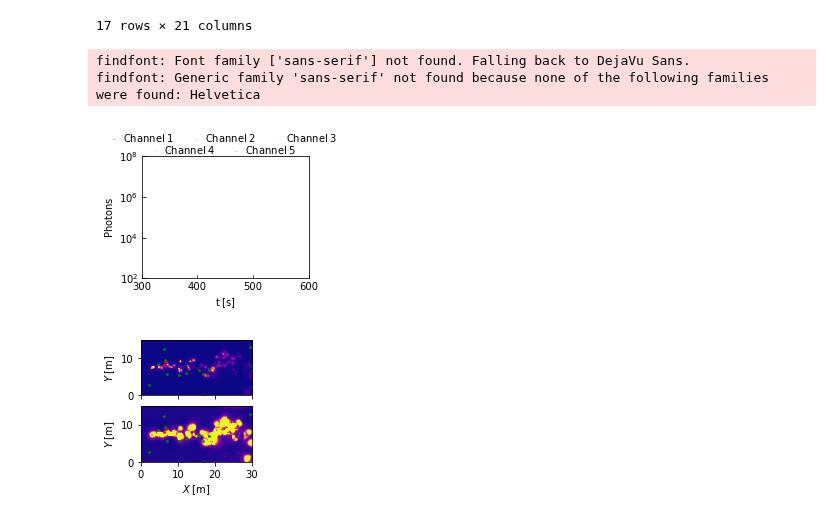
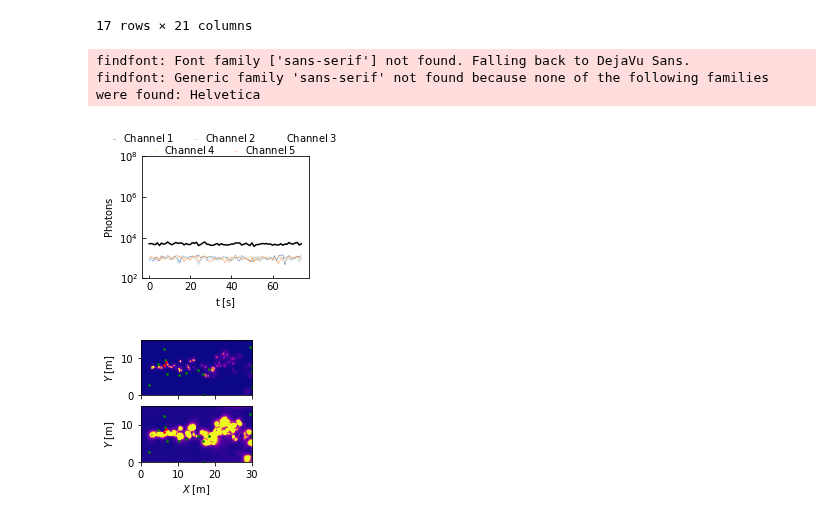
Before and after one commit to MeighenBergerS/fourth_day, a Jupyter notebook: examples/example_basics.ipynb, the cells around one changed output. Cells and saved outputs as stored; diff of their text form; code cells hidden in the pictures.

```diff
--- a/examples/example_basics.ipynb
+++ b/examples/example_basics.ipynb
@@ -87,5 +87,5 @@ config['water']['model']['time step'] = 1.  # in Seconds
 fd = Fourth_Day()
 # %%
 # Use this method if you need to download files.
-# fd.load_data()
+fd.load_data()
 # %% [output]
@@ -162,35 +161,35 @@ total = fd.measured["Detector 1"].values + noise[detector]
 for detector in wavelengths.keys():
     if detector == "Detector 1":
         continue
     total += fd.measured[detector].values + noise[detector]
 ax1.plot(fd.t, total, color='k')
 # ---------------------------------------------
 # Plotting options
 ax1.set_xscale('linear')
 ax1.set_yscale('log')
 ax1.set_xlabel(r'$\mathrm{t}\;[\mathrm{s}]$', fontsize=fontsize)
 ax1.set_ylabel(r'$\mathrm{Photons}$', fontsize=fontsize)
 ax1.tick_params(axis = 'both', which = 'major', labelsize=fontsize, direction='in')
 ax1.tick_params(axis = 'both', which = 'minor', labelsize=fontsize, direction='in')
 h, l = ax1.get_legend_handles_labels()
 lgd1 = ax1.legend(h[:3],l[:3], loc=9, bbox_to_anchor=(0.5, +1.27),
                   ncol=3, fontsize=fontsize, handlelength=h_length,
                   fancybox=True, frameon=False)
 lgd2 = ax1.legend(h[3:],l[3:], loc=9, bbox_to_anchor=(0.5, +1.17),
                   ncol=3, fontsize=fontsize, handlelength=h_length,
                   fancybox=True, frameon=False)
 ax1.add_artist(lgd1)
 ax1.set_ylim(1e2, 1e8)
-ax1.set_xlim(300, 600)
+#ax1.set_xlim(0, 600)
 plt.show()
 # ---------------------------------------------
 # Storing the image
 figure.savefig(PICS + "MC_Example.png",
                bbox_inches='tight', dpi=export_dpi)
 # %% [output]
 findfont: Font family ['sans-serif'] not found. Falling back to DejaVu Sans.
 findfont: Generic family 'sans-serif' not found because none of the following families were found: Helvetica
-[figure, old version]
+[figure, new version]
 # %%
 # ---------------------------------------------
 # Creating a view plot
```
Also changed, not shown: parts of 1 cell of this notebook, 14 other files.
